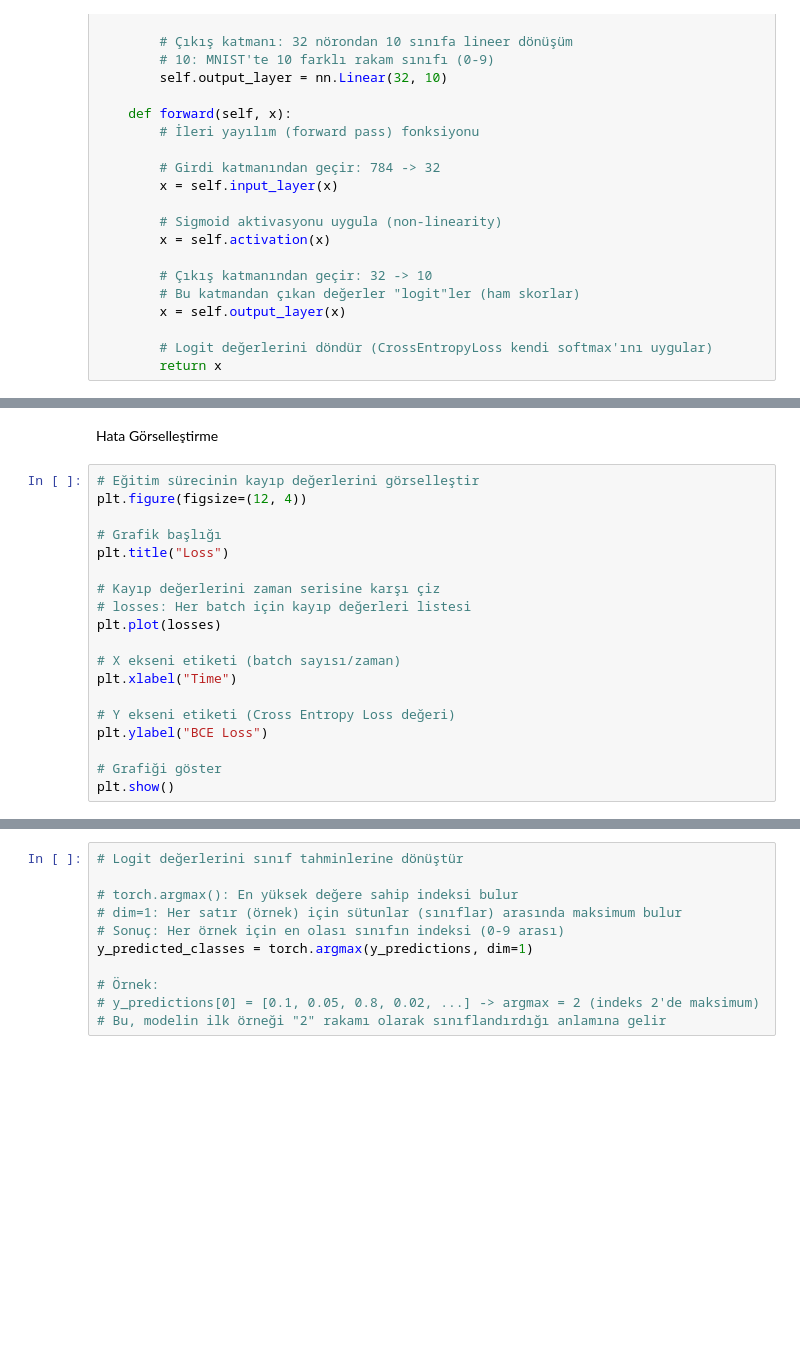
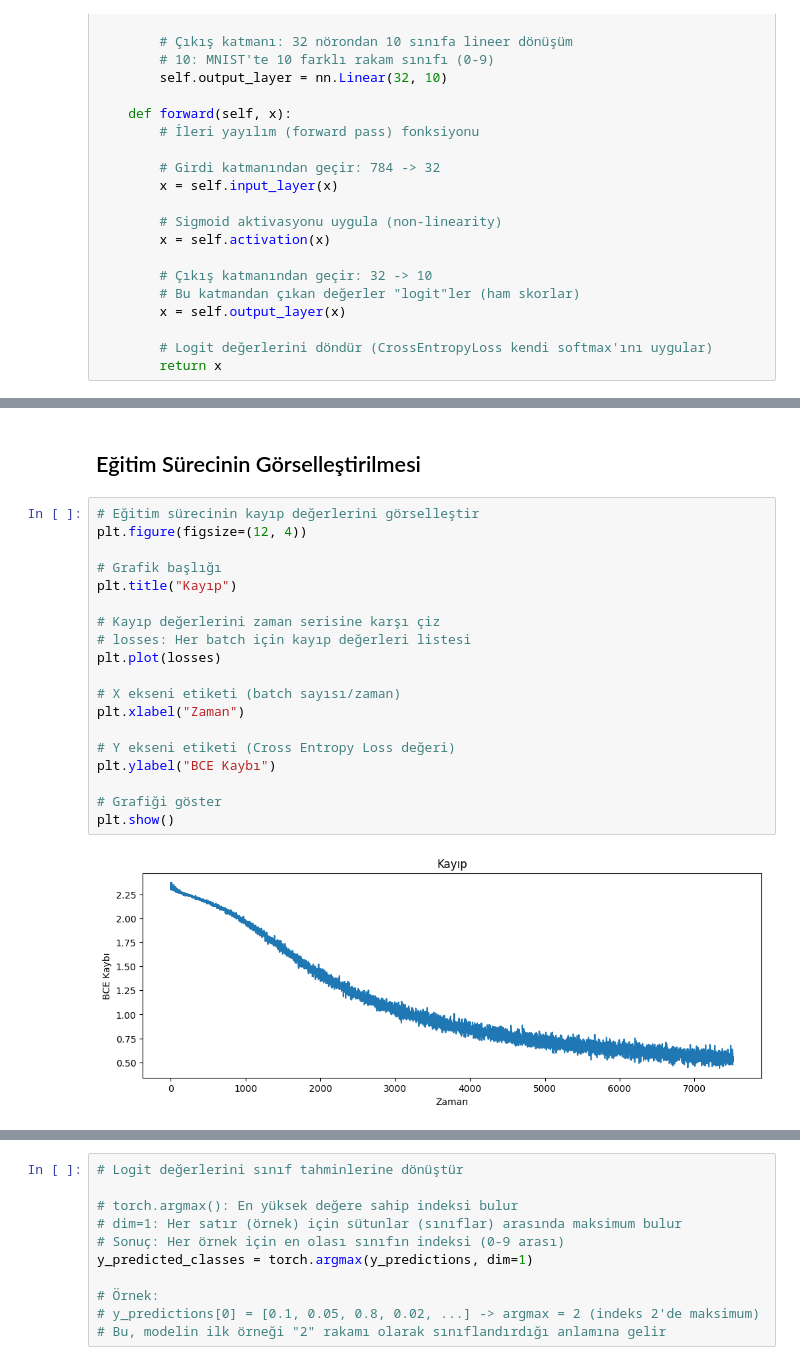
Before and after one commit to abdurrahimagca/cvp_lect, a Jupyter notebook: Uygulama/5_torch_data_ops.ipynb, the cells around one changed output, grey strips where cells are left out. Drawn from its saved outputs; the diff is of its cells as text; blank space fills up the shorter version.

```diff
--- a/Uygulama/5_torch_data_ops.ipynb
+++ b/Uygulama/5_torch_data_ops.ipynb
@@ -1167,24 +1199,26 @@ for name, param in model.named_parameters():
-# %% [markdown]
-Hata Görselleştirme
+# %% [markdown]
+## Eğitim Sürecinin Görselleştirilmesi
 # %%
 # Eğitim sürecinin kayıp değerlerini görselleştir
 plt.figure(figsize=(12, 4))
 
 # Grafik başlığı
-plt.title("Loss")
+plt.title("Kayıp")
 
 # Kayıp değerlerini zaman serisine karşı çiz
 # losses: Her batch için kayıp değerleri listesi
 plt.plot(losses)
 
 # X ekseni etiketi (batch sayısı/zaman)
-plt.xlabel("Time")
+plt.xlabel("Zaman")
 
 # Y ekseni etiketi (Cross Entropy Loss değeri)
-plt.ylabel("BCE Loss")
+plt.ylabel("BCE Kaybı")
 
 # Grafiği göster
 plt.show()
+# %% [output]
+[figure, added]
 # %%
 # Eğitimin başlangıcındaki kayıp değerlerini yakından incele
 first_n = 200  # İlk 200 kayıp değeri
```
Also changed, not shown: parts of 34 cells of this notebook, 7 other files.
